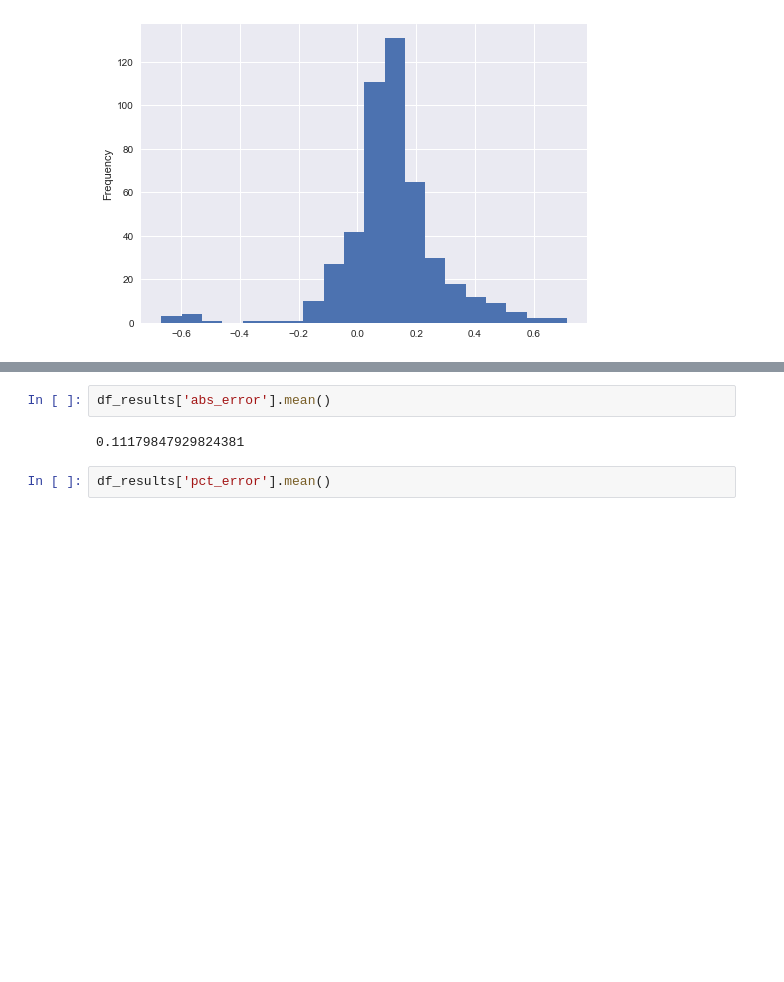
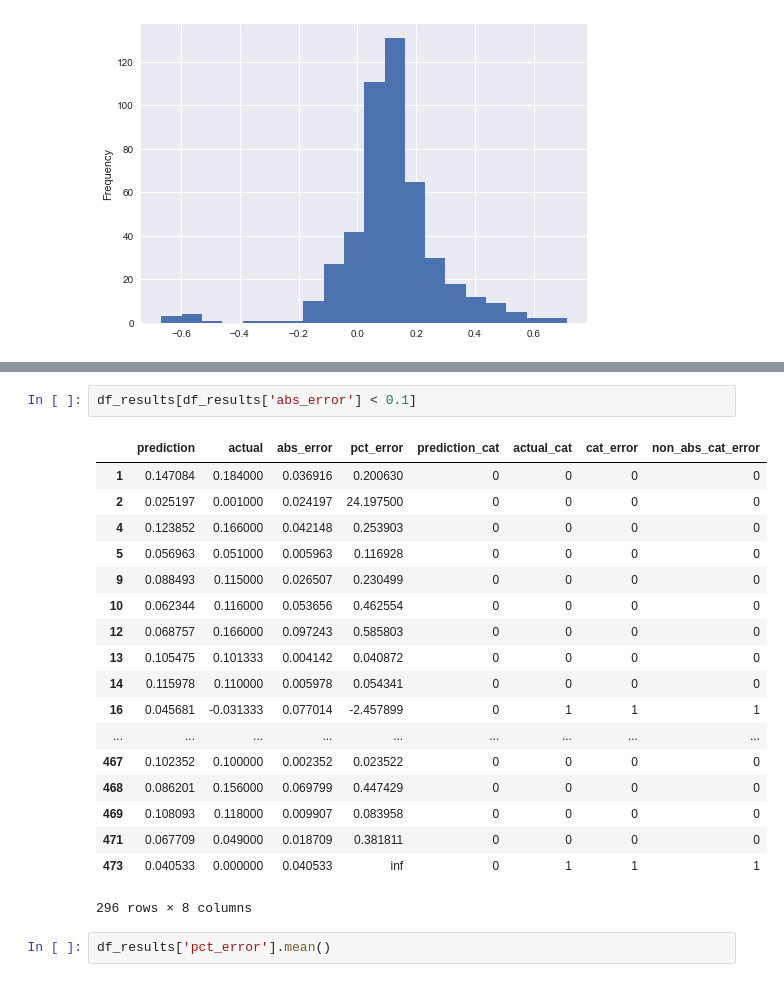
Before and after one commit to Zhuaggy/Nba_clutch, a Jupyter notebook: Notebooks/Classifier 3.ipynb, the cells around one changed output, grey strips where cells are left out. Drawn from its saved outputs; the diff is of its cells as text; blank space fills up the shorter version.

```diff
--- a/Notebooks/Classifier 3.ipynb
+++ b/Notebooks/Classifier 3.ipynb
@@ -150,7 +150,24 @@ df_results['prediction'].plot(kind = 'hist', bins = 20)
 # %%
-df_results['abs_error'].mean()
+df_results[df_results['abs_error'] < 0.1]
 # %% [output]
+|  | prediction | actual | abs_error | pct_error | prediction_cat | actual_cat | cat_error | non_abs_cat_error |
+| 1 | 0.147084 | 0.184000 | 0.036916 | 0.200630 | 0 | 0 | 0 | 0 |
+| 2 | 0.025197 | 0.001000 | 0.024197 | 24.197500 | 0 | 0 | 0 | 0 |
+| 4 | 0.123852 | 0.166000 | 0.042148 | 0.253903 | 0 | 0 | 0 | 0 |
+| 5 | 0.056963 | 0.051000 | 0.005963 | 0.116928 | 0 | 0 | 0 | 0 |
+| 9 | 0.088493 | 0.115000 | 0.026507 | 0.230499 | 0 | 0 | 0 | 0 |
+| 10 | 0.062344 | 0.116000 | 0.053656 | 0.462554 | 0 | 0 | 0 | 0 |
+| 12 | 0.068757 | 0.166000 | 0.097243 | 0.585803 | 0 | 0 | 0 | 0 |
+| 13 | 0.105475 | 0.101333 | 0.004142 | 0.040872 | 0 | 0 | 0 | 0 |
+| 14 | 0.115978 | 0.110000 | 0.005978 | 0.054341 | 0 | 0 | 0 | 0 |
+| 16 | 0.045681 | -0.031333 | 0.077014 | -2.457899 | 0 | 1 | 1 | 1 |
+| ... | ... | ... | ... | ... | ... | ... | ... | ... |
+| 467 | 0.102352 | 0.100000 | 0.002352 | 0.023522 | 0 | 0 | 0 | 0 |
+| 468 | 0.086201 | 0.156000 | 0.069799 | 0.447429 | 0 | 0 | 0 | 0 |
+| 469 | 0.108093 | 0.118000 | 0.009907 | 0.083958 | 0 | 0 | 0 | 0 |
+| 471 | 0.067709 | 0.049000 | 0.018709 | 0.381811 | 0 | 0 | 0 | 0 |
+| 473 | 0.040533 | 0.000000 | 0.040533 | inf | 0 | 1 | 1 | 1 |
-0.11179847929824381
+296 rows × 8 columns
 # %%
 df_results['pct_error'].mean()
 # %% [output]
```
Also changed, not shown: parts of 4 cells of this notebook, 1 other file.
